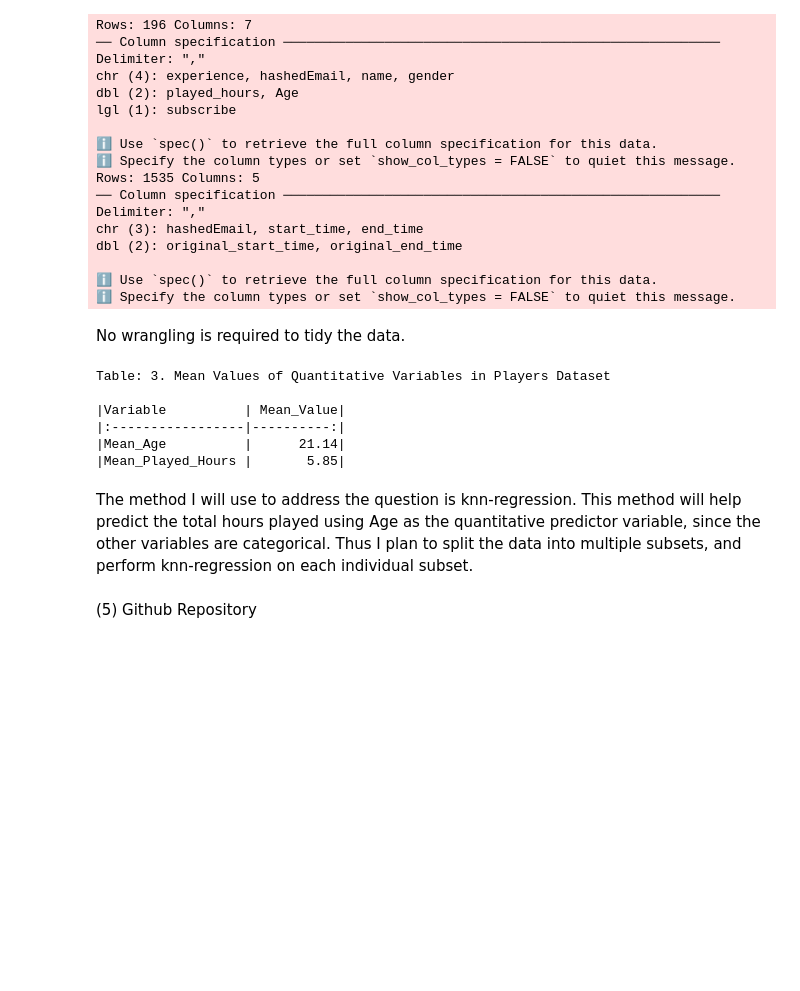
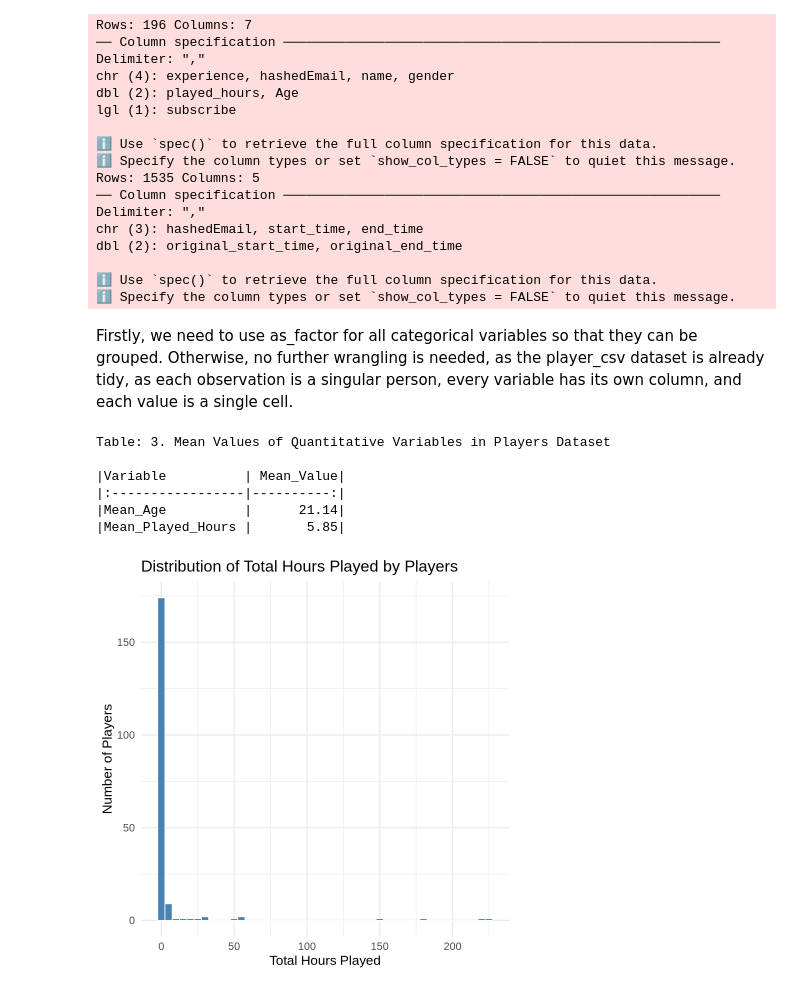
Before and after one commit to owenchen06/dsci-100-group-project-owen, a Jupyter notebook: individual.ipynb, the cells around one changed output. Drawn from its saved outputs; the diff is of its cells as text; code cells hidden in the pictures; blank space fills up the shorter version.

```diff
--- a/individual.ipynb
+++ b/individual.ipynb
@@ -85,7 +86,7 @@ dbl (2): original_start_time, original_end_time
 ℹ Use `spec()` to retrieve the full column specification for this data.
 ℹ Specify the column types or set `show_col_types = FALSE` to quiet this message.
 # %% [markdown]
-No wrangling is required to tidy the data.
+Firstly, we need to use as_factor for all categorical variables so that they can be grouped. Otherwise, no further wrangling is needed, as the player_csv dataset is already tidy, as each observation is a singular person, every variable has its own column, and each value is a single cell.
 # %%
 mean_summary <- player_data |>
   summarize(
@@ -104,7 +105,15 @@ Table: 3. Mean Values of Quantitative Variables in Players Dataset
 |:-----------------|----------:|
 |Mean_Age          |      21.14|
 |Mean_Played_Hours |       5.85|
-# %% [markdown]
-The method I will use to address the question is knn-regression. This method will help predict the total hours played using Age as the quantitative predictor variable, since the other variables are categorical. Thus I plan to split the data into multiple subsets, and perform knn-regression on each individual subset.
-# %% [markdown]
-(5) Github Repository
+# %%
+distribution_total_hours_played <- ggplot(player_data, aes(x = played_hours)) +
+  geom_histogram(binwidth = 5, fill = "steelblue", color = "white") +
+  labs(
+    title = "Distribution of Total Hours Played by Players",
+    x = "Total Hours Played",
+    y = "Number of Players"
+  ) +
+  theme_minimal(base_size = 16)
+distribution_total_hours_played
+# %% [output]
+[figure, added]
```
Also changed, not shown: parts of 5 cells of this notebook.
